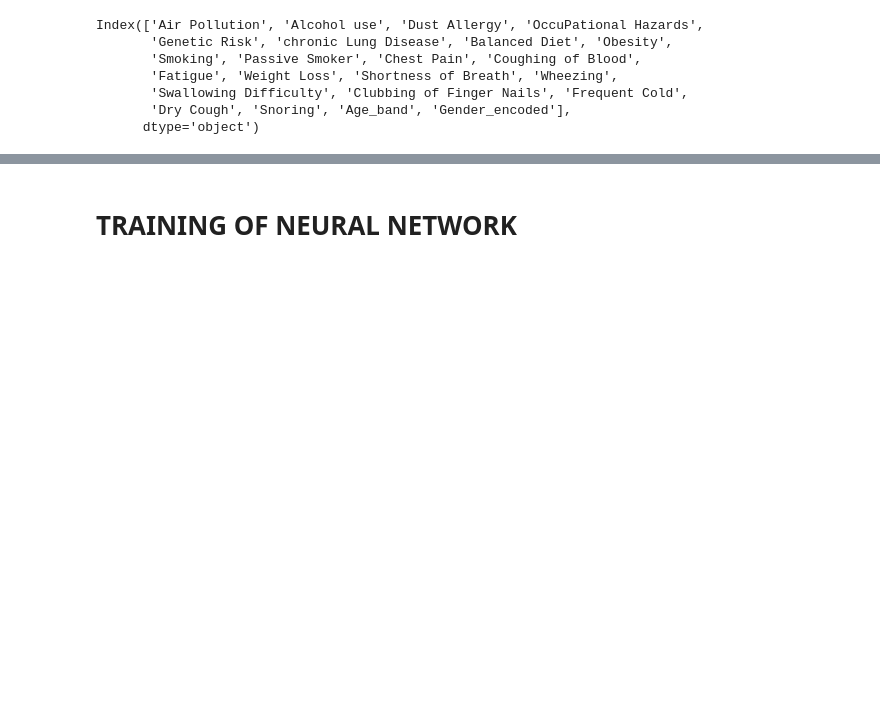
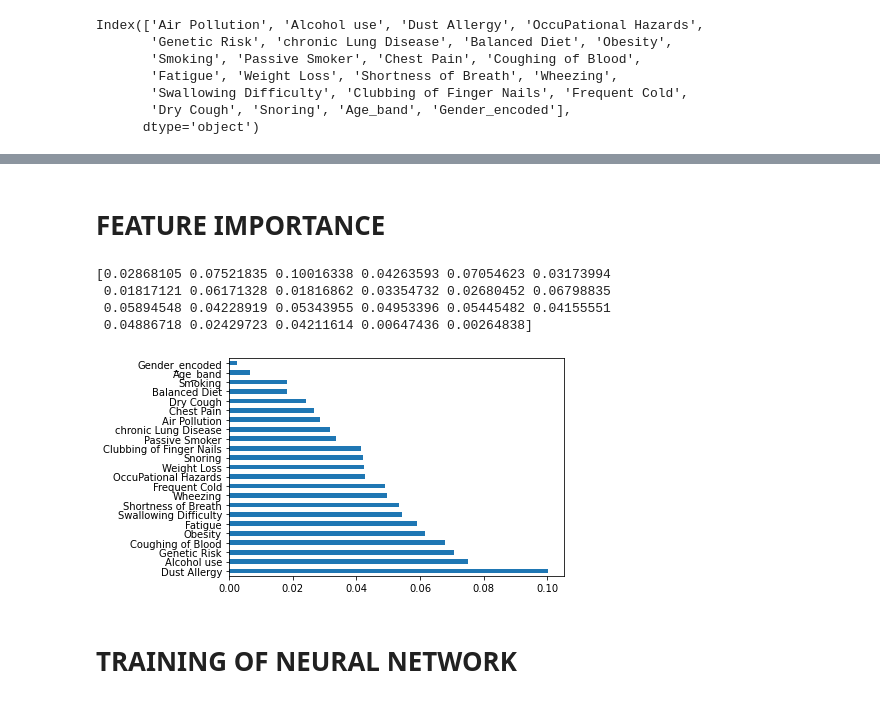
Before and after one commit to Free-tek/Lung-Cancer-Prediction, a Jupyter notebook: Lung Cancer Predictor.ipynb, the cells around one changed output, grey strips where cells are left out. Drawn from its saved outputs; the diff is of its cells as text; code cells hidden in the pictures; blank space fills up the shorter version.

```diff
--- a/Lung Cancer Predictor.ipynb
+++ b/Lung Cancer Predictor.ipynb
@@ -696,3 +886,21 @@ Index(['Air Pollution', 'Alcohol use', 'Dust Allergy', 'OccuPational Hazards',
+# %% [markdown]
+# FEATURE IMPORTANCE
+# %%
+from sklearn.ensemble import ExtraTreesClassifier
+import matplotlib.pyplot as plt
+model = ExtraTreesClassifier()
+model.fit(X,y)
+print(model.feature_importances_) #use inbuilt class feature_importances of tree based classifiers
+#plot graph of feature importances for better visualization
+feat_importances = pd.Series(model.feature_importances_, index=X.columns)
+feat_importances.nlargest(25).plot(kind='barh')
+plt.show()
+# %% [output]
+[0.02868105 0.07521835 0.10016338 0.04263593 0.07054623 0.03173994
+ 0.01817121 0.06171328 0.01816862 0.03354732 0.02680452 0.06798835
+ 0.05894548 0.04228919 0.05343955 0.04953396 0.05445482 0.04155551
+ 0.04886718 0.02429723 0.04211614 0.00647436 0.00264838]
+[figure, added]
 # %% [markdown]
 # TRAINING OF NEURAL NETWORK
 # %%
```
Also changed, not shown: parts of 81 cells of this notebook.
